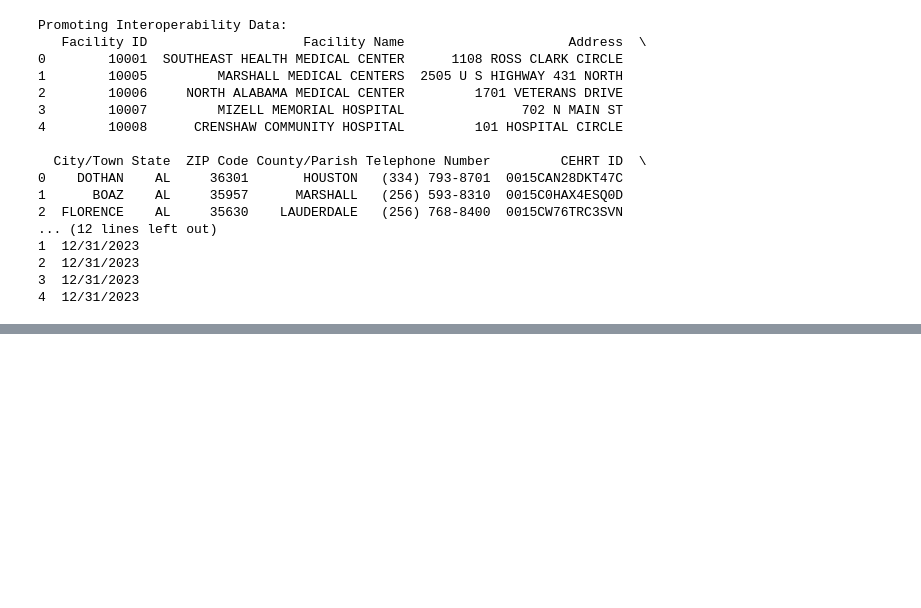
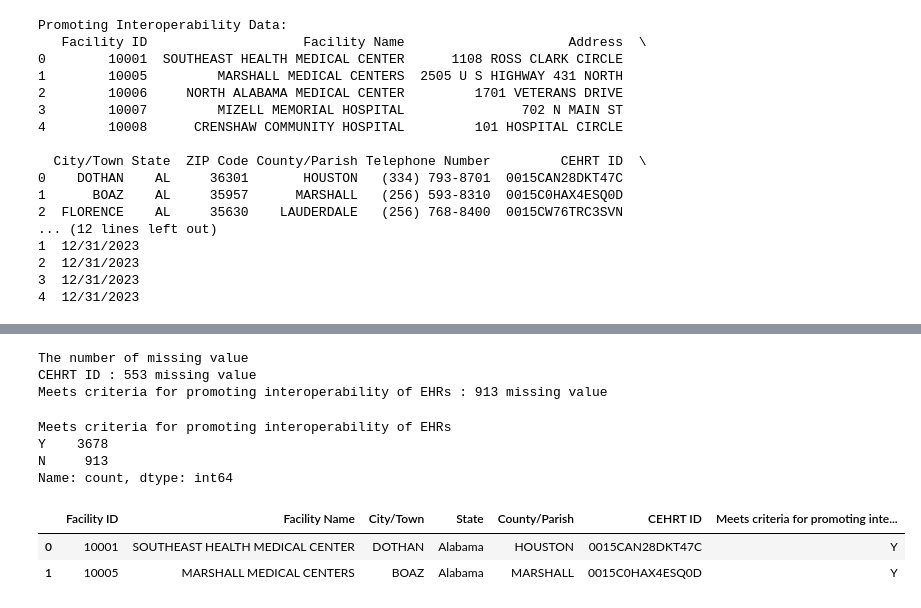
Before and after one commit to Hychow-gh/SI_618_Project, a Jupyter notebook: Project_Part_1.ipynb, the cells around one changed output, grey strips where cells are left out. Cells and saved outputs as stored; diff of their text form; code cells hidden in the pictures; blank space fills up the shorter version.

```diff
--- a/Project_Part_1.ipynb
+++ b/Project_Part_1.ipynb
@@ -305,0 +318,5 @@ Promoting Interoperability Data:
+# %%
+# select the needed columns by dropping the excluded columns
+exclude_column = ['Address','ZIP Code',
+                  'Telephone Number', 'Start Date', 'End Date' ]
+df_promoting_filtered = promoting_interoperability.drop(columns=exclude_column)
@@ -305,0 +336,38 @@ Promoting Interoperability Data:
+# %%
+# find missing value
+print('The number of missing value ')
+for col in promot_col_lst:
+    missing_value = df_promoting_filtered[col].isna().sum()
+    if missing_value:
+        print(f'{col} : {missing_value} missing value')
+# %% [output]
+The number of missing value
+CEHRT ID : 553 missing value
+Meets criteria for promoting interoperability of EHRs : 913 missing value
+# %%
+# fill "No data" if no value in CEHRT
+df_promoting_filtered['CEHRT ID'] = df_promoting_filtered['CEHRT ID'].\
+    fillna("No data")
+assert df_promoting_filtered['CEHRT ID'].isna().sum() == 0
+# %%
+#column name :'Meets criteria for promoting interoperability of EHRs
+# This column is binary. if no value, fill "N"
+criteria = df_promoting_filtered\
+    ['Meets criteria for promoting interoperability of EHRs']
+criteria = criteria.fillna('N')
+
+result = criteria.value_counts()
+result
+# %% [output]
+Meets criteria for promoting interoperability of EHRs
+Y    3678
+N     913
+Name: count, dtype: int64
+# %%
+df_promoting_cleaned = df_promoting_filtered.copy()
+# %%
+df_promoting_cleaned.head(n=2)
+# %% [output]
+|  | Facility ID | Facility Name | City/Town | State | County/Parish | CEHRT ID | Meets criteria for promoting inte... |
+| 0 | 10001 | SOUTHEAST HEALTH MEDICAL CENTER | DOTHAN | Alabama | HOUSTON | 0015CAN28DKT47C | Y |
+| 1 | 10005 | MARSHALL MEDICAL CENTERS | BOAZ | Alabama | MARSHALL | 0015C0HAX4ESQ0D | Y |
```
Also changed, not shown: parts of 6 cells of this notebook.
